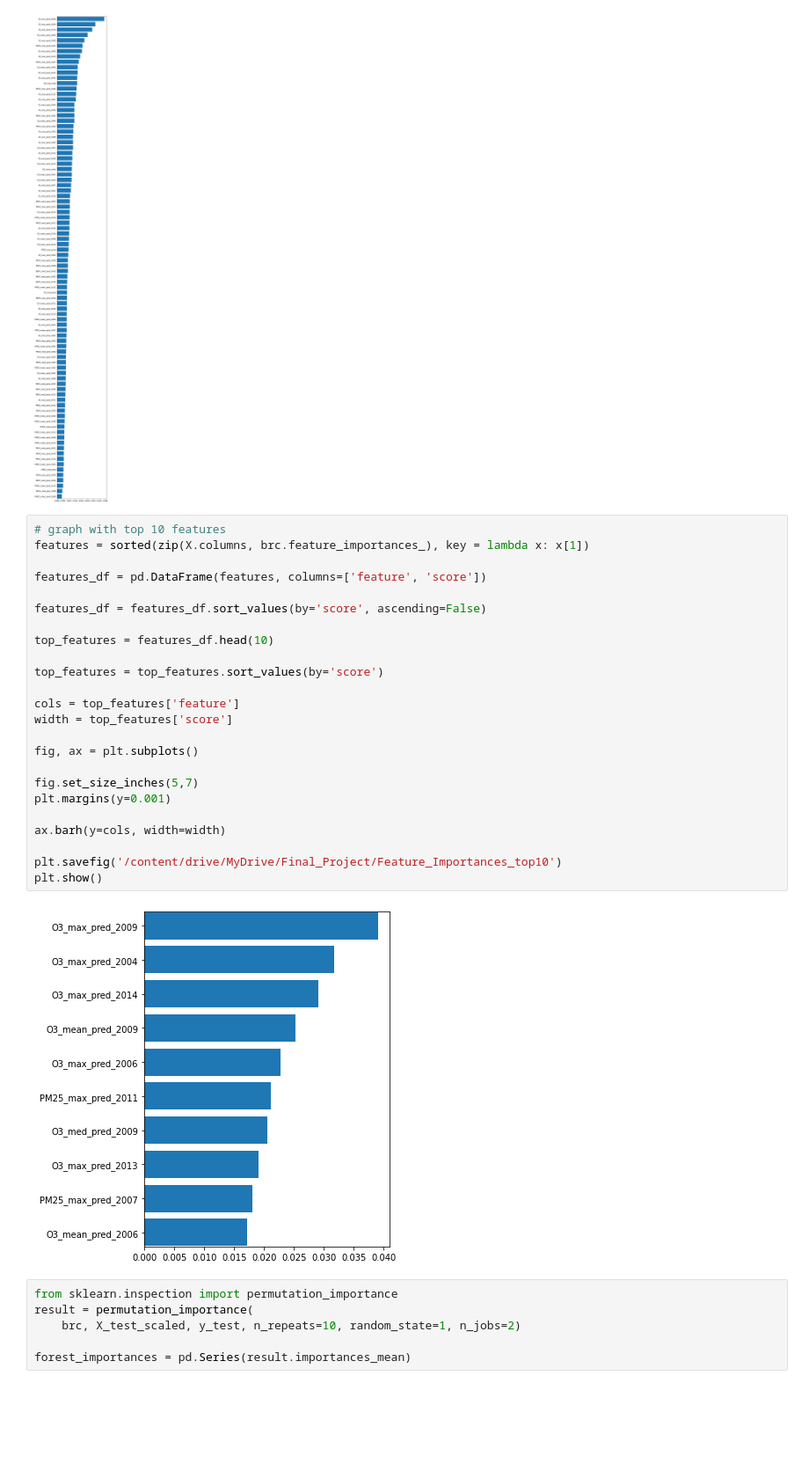
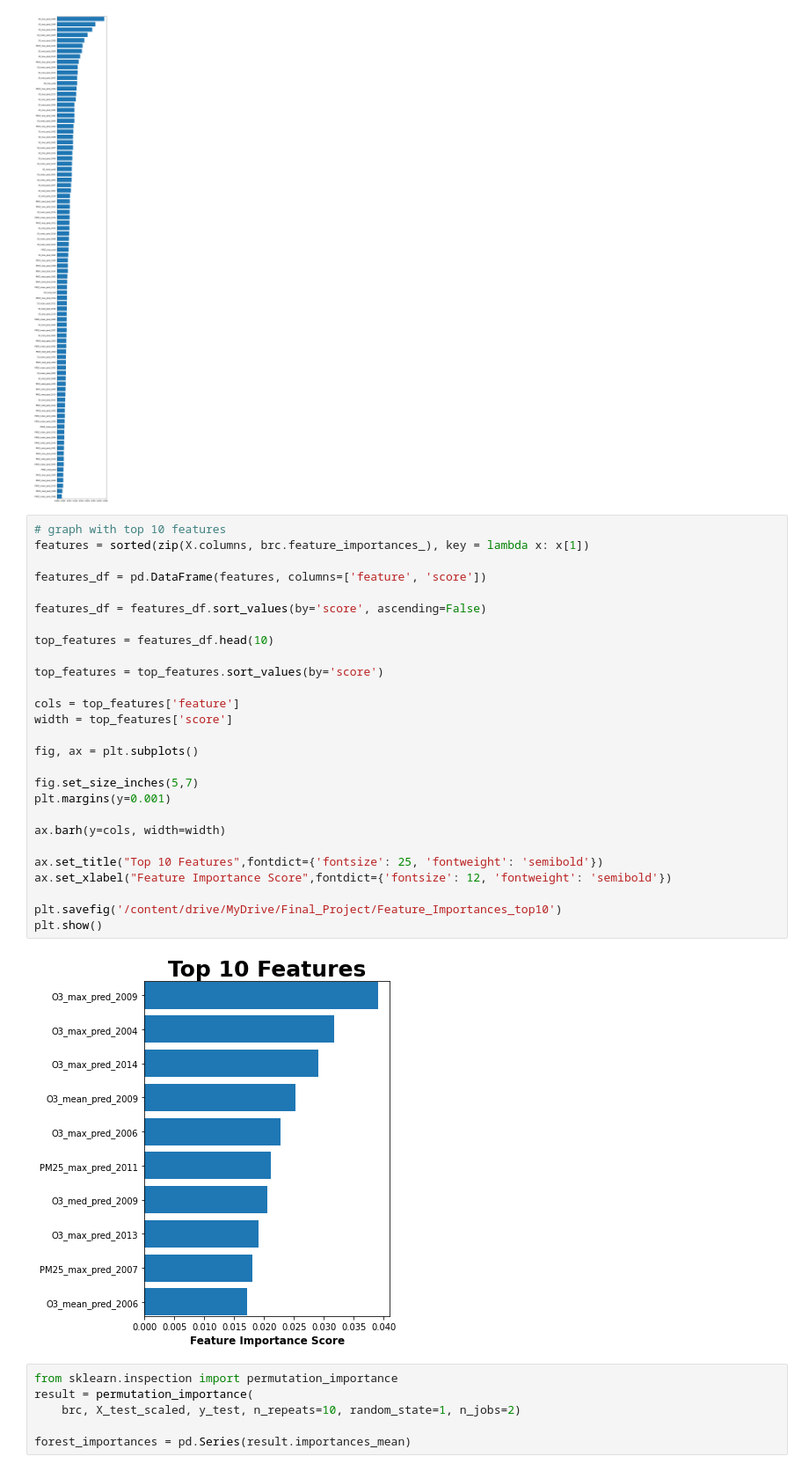
Before and after one commit to cbeckler/eco_cancer_incidence_rates, a Jupyter notebook: Balanced_random_forest_model.ipynb, the cells around one changed output. Shown at 88% size. Drawn from its saved outputs; the diff is of its cells as text; blank space fills up the shorter version.

Commit message:
add labels to graph

```diff
--- a/Balanced_random_forest_model.ipynb
+++ b/Balanced_random_forest_model.ipynb
@@ -293,29 +293,32 @@ plt.show()
 # %%
 # graph with top 10 features
 features = sorted(zip(X.columns, brc.feature_importances_), key = lambda x: x[1])
 
 features_df = pd.DataFrame(features, columns=['feature', 'score'])
 
 features_df = features_df.sort_values(by='score', ascending=False)
 
 top_features = features_df.head(10)
 
 top_features = top_features.sort_values(by='score')
 
 cols = top_features['feature']
 width = top_features['score']
 
 fig, ax = plt.subplots()
 
 fig.set_size_inches(5,7)
 plt.margins(y=0.001)
 
 ax.barh(y=cols, width=width)
 
+ax.set_title("Top 10 Features",fontdict={'fontsize': 25, 'fontweight': 'semibold'})
+ax.set_xlabel("Feature Importance Score",fontdict={'fontsize': 12, 'fontweight': 'semibold'})
+
 plt.savefig('/content/drive/MyDrive/Final_Project/Feature_Importances_top10')
 plt.show()
 # %% [output]
-[figure, old version]
+[figure, new version]
 # %%
 from sklearn.inspection import permutation_importance
 result = permutation_importance(
```
